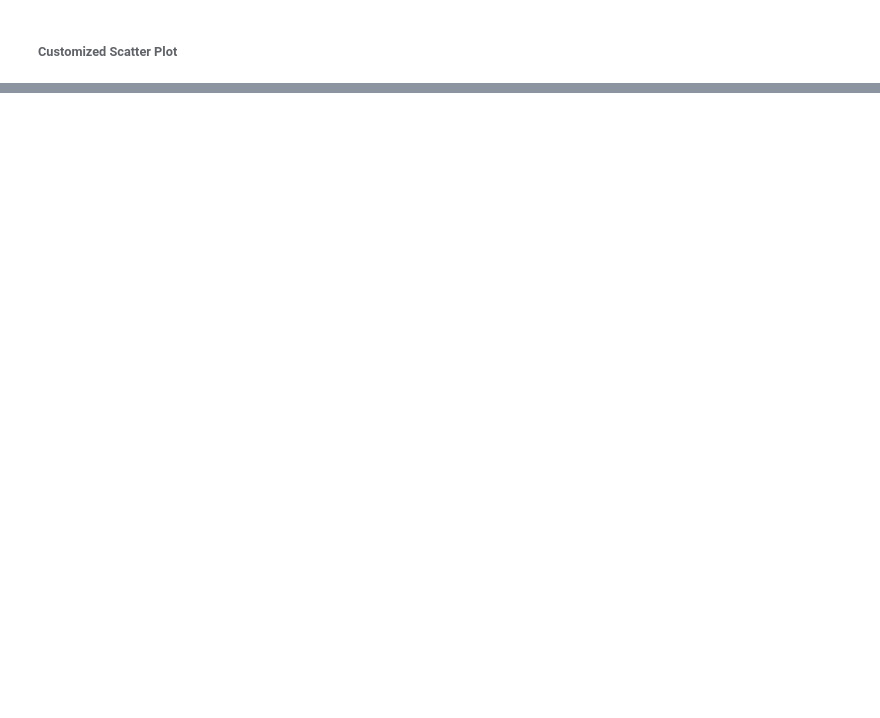
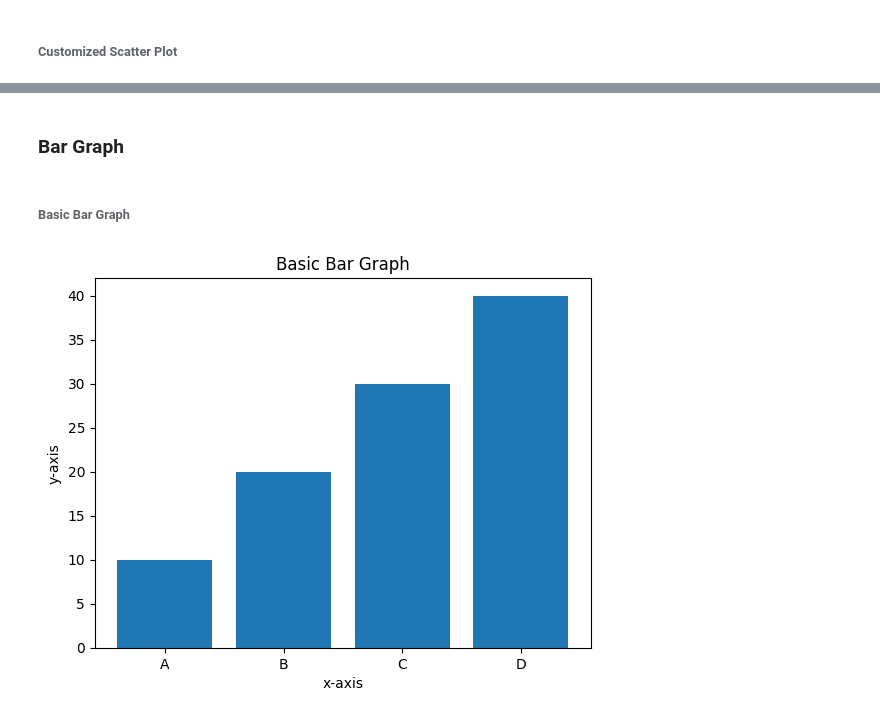
Before and after one commit to swati-bhatt/Practice_MLDA, a Jupyter notebook: DataVisualization.ipynb, the cells around one changed output, grey strips where cells are left out. Saved outputs shown, nothing was run; the diff lists cells and outputs as text; code cells hidden in the pictures; blank space fills up the shorter version.

```diff
--- a/DataVisualization.ipynb
+++ b/DataVisualization.ipynb
@@ -83,0 +118,16 @@ plt.show()
+# %% [markdown]
+### Bar Graph
+# %% [markdown]
+###### Basic Bar Graph
+# %%
+x= np.array(["A", "B", "C", "D"])
+y= np.array([10,20,30, 40])
+
+plt.bar(x,y)
+plt.xlabel("x-axis")
+plt.ylabel("y-axis")
+plt.title("Basic Bar Graph")
+
+plt.show()
+# %% [output]
+[figure, added]
```
Also changed, not shown: parts of 23 cells of this notebook.
